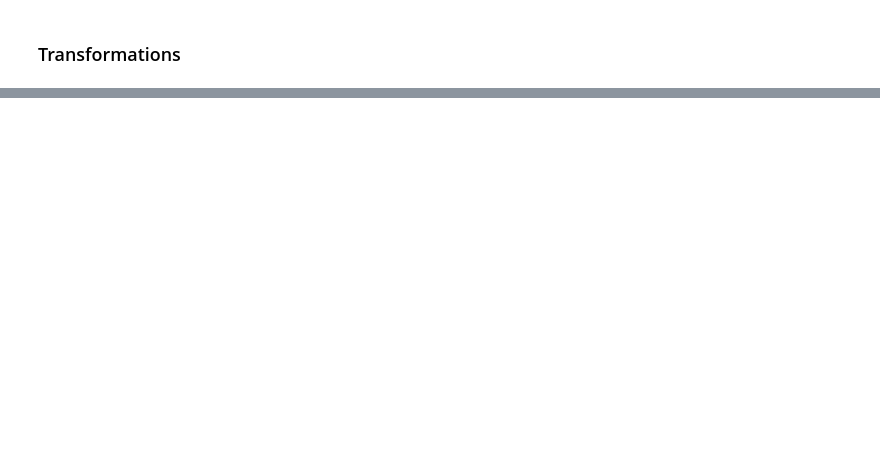
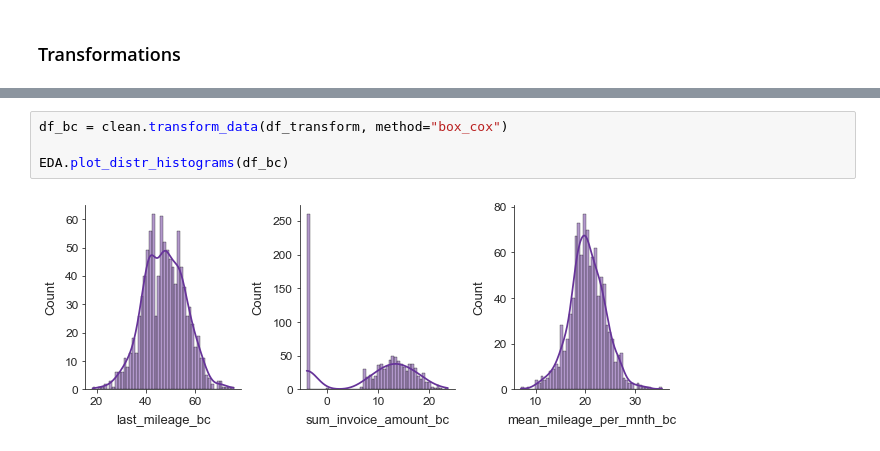
Before and after one commit to rbuerki/codebook, a Jupyter notebook: dev/dev_clean.ipynb, the cells around one changed output, grey strips where cells are left out. Drawn from its saved outputs; the diff is of its cells as text; blank space fills up the shorter version.

```diff
--- a/dev/dev_clean.ipynb
+++ b/dev/dev_clean.ipynb
@@ -145,0 +187,6 @@ print(deleted_idx)
+# %%
+df_bc = clean.transform_data(df_transform, method="box_cox")
+
+EDA.plot_distr_histograms(df_bc)
+# %% [output]
+[figure, added]
```
Also changed, not shown: parts of 17 cells of this notebook, 1 other file.
